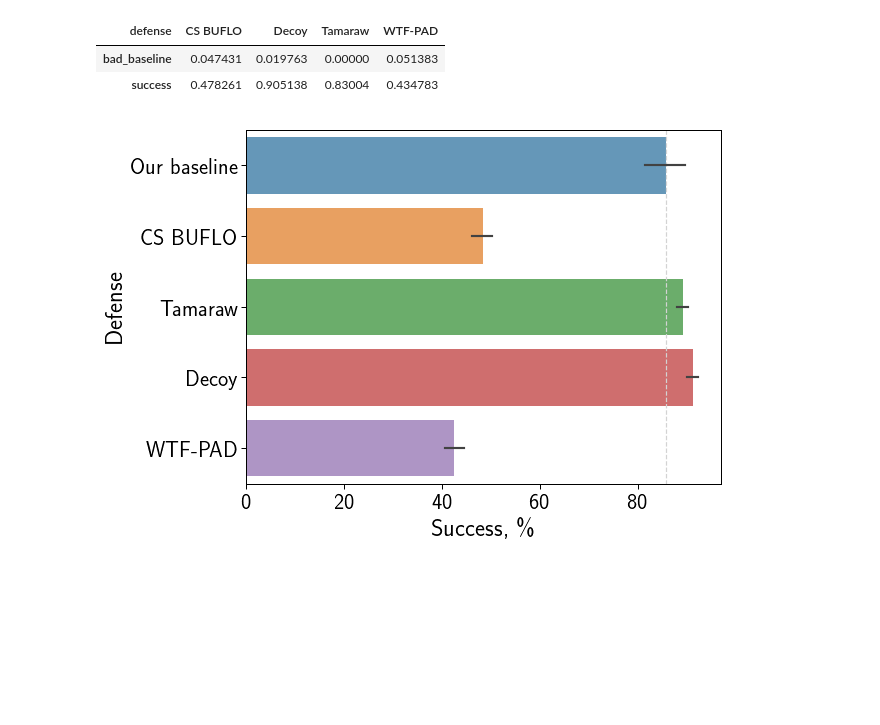
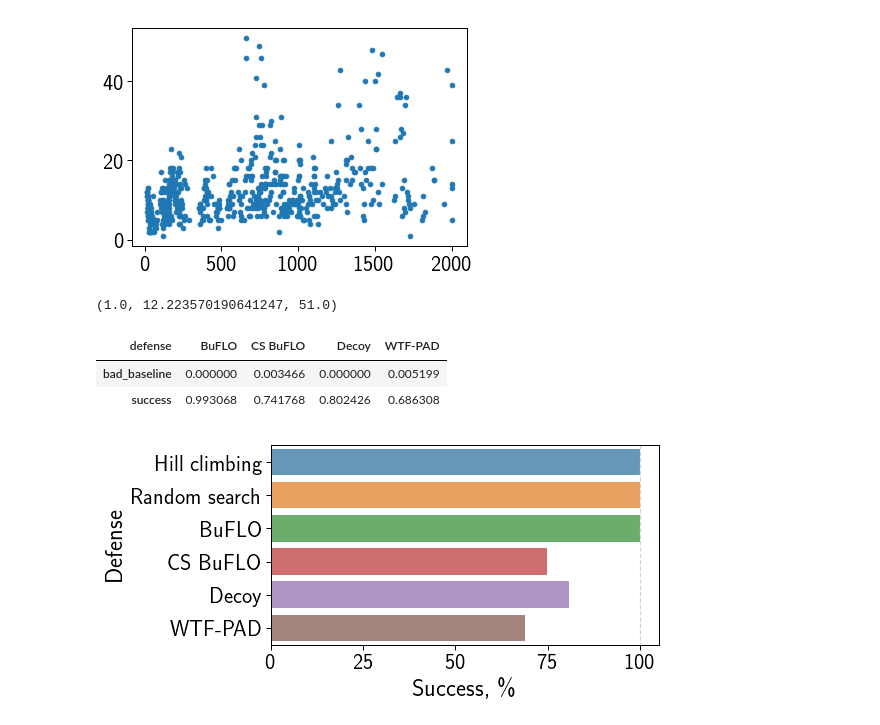
Before and after one commit to spring-epfl/trickster, a Jupyter notebook: notebooks/wfp_comparison.ipynb, the cells around one changed output. Saved outputs shown, nothing was run; the diff lists cells and outputs as text; code cells hidden in the pictures; blank space fills up the shorter version.

```diff
--- a/notebooks/wfp_comparison.ipynb
+++ b/notebooks/wfp_comparison.ipynb
@@ -72,0 +140,7 @@ for _, row in adv_results.iterrows():
+# %%
+defense_name_map = {
+    "BuFLO": "buflo",
+    "CS BuFLO": "cs_buflo",
+    "Decoy": "decoy",
+    "WTF-PAD": "wtfpad",
+}
@@ -73,2 +216,5 @@ for _, row in adv_results.iterrows():
 # %%
 all_defenses_summary = gs_summary.append(def_summary.query("defense != 'Original'"))
+all_defenses_summary['packets_added'] = all_defenses_summary['packets_added'].astype(float)
+
+all_defenses_summary.groupby("defense").mean()
@@ -75,8 +230,8 @@ all_defenses_summary = gs_summary.append(def_summary.query("defense != 'Original
-# %%
-GS_DEF_NAME = "Our baseline"
 # %%
-success_data = pd.DataFrame(columns=["defense", "success"])
-success_data.defense = all_defenses_summary.defense.replace({"Ours": GS_DEF_NAME})
-success_data.success = all_defenses_summary["svm pred"] == 1 | (~all_defenses_summary["added packets"].isna())
-success_data.head()
+success_data = pd.DataFrame(columns=["defense", "filename", "success"])
+success_data.defense = all_defenses_summary.defense
+success_data.filename = all_defenses_summary.filename
+success_data.success = (all_defenses_summary["svmpred"] >= 0.50)
+
+success_data.groupby("defense").mean()
 # %% [output]
@@ -142,9 +390,25 @@ if SAVE_PLOTS:
+# %%
+df = all_defenses_summary.query("defense == '%s'" % GS_DEF_NAME)
+df = df.rename(columns={"packets_added": "packets"})
+df["success"] = df["svmpred"] > 0.501
+
+fig, ax = plt.subplots()
+ax.scatter(x=df.tracelen, y=df.packets,
+            color=sns.color_palette()[0], label="Succeeded")
+
+plt.show()
+# %% [output]
+[figure, added]
+# %%
+df.packets.min(), df.packets.mean(), df.packets.max()
+# %% [output]
+(1.0, 12.223570190641247, 51.0)
 # %%
 overhead_delta_data = pd.DataFrame()
-for defense in ['CS BUFLO', 'Tamaraw', 'Decoy', 'WTF-PAD']:
+for defense in baseline_defenses:
     df = overhead_data
     bad_baseline = df[defense] < df[GS_DEF_NAME]
-    success_mask = (def_summary["svm pred"] == 1) & (def_summary["defense"] == defense)
+    success_mask = (def_summary["svmpred"] > 0.5) & (def_summary["defense"] == defense)
     success_filenames = def_summary[success_mask]["filename"]
     overhead_delta_data = overhead_delta_data.append(
         pd.concat({
@@ -156,27 +420,40 @@ for defense in ['CS BUFLO', 'Tamaraw', 'Decoy', 'WTF-PAD']:
 
 overhead_delta_data.pivot_table(columns="defense")
 # %% [output]
-| defense | CS BUFLO | Decoy | Tamaraw | WTF-PAD |
-| bad_baseline | 0.047431 | 0.019763 | 0.00000 | 0.051383 |
-| success | 0.478261 | 0.905138 | 0.83004 | 0.434783 |
+| defense | BuFLO | CS BuFLO | Decoy | WTF-PAD |
+| bad_baseline | 0.000000 | 0.003466 | 0.000000 | 0.005199 |
+| success | 0.993068 | 0.741768 | 0.802426 | 0.686308 |
 # %%
 fig, ax = plt.subplots()
 
 baseline_mean = success_data.query("defense == '%s'" % GS_DEF_NAME).success.mean()
-ax.vlines(baseline_mean * 100, -.5, 4.5, linestyles="--", color="lightgray")
+ax.vlines(baseline_mean * 100, -.5, 5.5, linestyles="--", color="lightgray")
+
+gs_success = success_data.query("defense == '%s'" % GS_DEF_NAME)
+gs_success.success = gs_success.success.astype("float")
+
+random_success = success_data.query("defense == 'Random search'")
+random_success.success = random_success.success.astype("float")
+
+defenses_success = success_data.query("defense not in ['%s','Random search']" % GS_DEF_NAME)
+defenses_success = defenses_success.groupby("defense").mean()
+defenses_success["defense"] = defenses_success.index
+
 sns.barplot(
-    data=success_data, x="success", y="defense",
-    estimator=lambda vals: vals.mean() * 100,
+    data=pd.concat([gs_success, random_success, defenses_success]),
+    x="success", y="defense",
+    estimator=lambda vals: vals.max() * 100,
     alpha=0.75,
     ax=ax)
 
 ax.set_xlabel("Success, \%")
 ax.set_ylabel("Defense")
 
 fig.set_figwidth(FIGWIDTH)
-fig.set_figheight(FIGHEIGHT)
+fig.set_figheight(FIGHEIGHT / 1.5)
+fig.set_tight_layout(tight=True)
 
 if SAVE_PLOTS:
-    save_fig(fig, 'wfp_defs_success_comparison.pdf')
+    save_fig(fig, 'wfp__defs_success_comparison.pdf')
 # %% [output]
-[figure, old version]
+[figure, new version]
```
Also changed, not shown: parts of 21 cells of this notebook.
